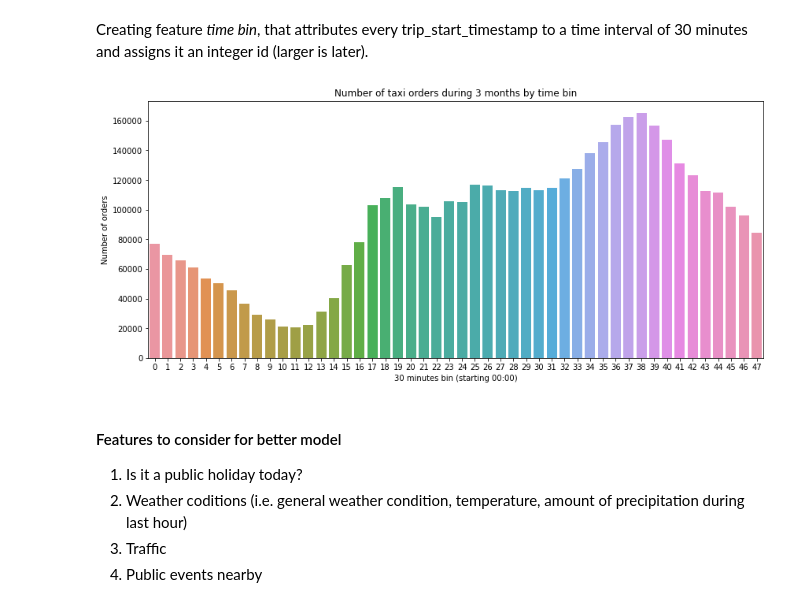
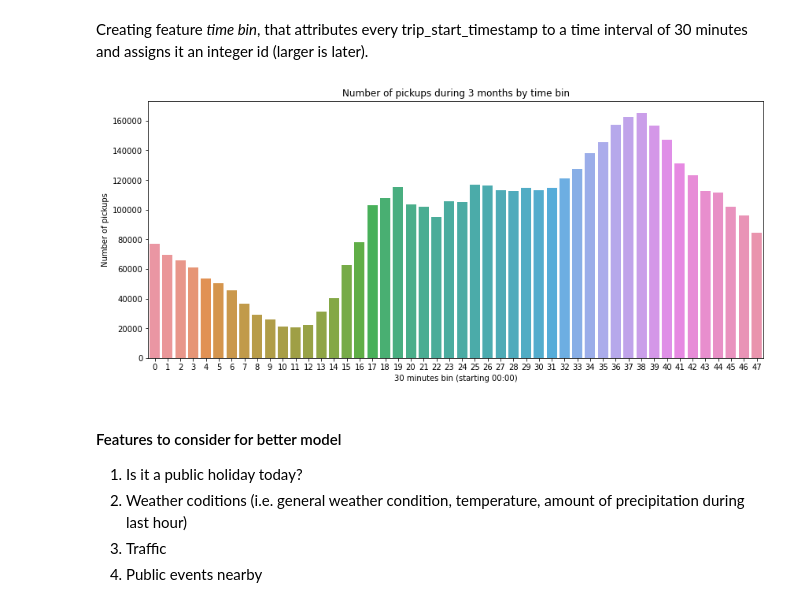
Before and after one commit to gruntoff/taxi_demand, a Jupyter notebook: Taxi demand.ipynb, the cells around one changed output. Saved outputs shown, nothing was run; the diff lists cells and outputs as text; code cells hidden in the pictures.

```diff
--- a/Taxi demand.ipynb
+++ b/Taxi demand.ipynb
@@ -127,12 +151,12 @@ df['time_bin'] = df['trip_start_timestamp'].dt.floor('30min').dt.time.map(time_m
 # %%
 plt.figure(figsize=(14,6))
 sns.countplot(data=df, x='time_bin', )
-plt.title('Number of taxi orders during 3 months by time bin')
+plt.title('Number of pickups during 3 months by time bin')
 plt.xlabel('30 minutes bin (starting 00:00)')
-plt.ylabel('Number of orders')
+plt.ylabel('Number of pickups')
 plt.show()
 # %% [output]
-[figure, old version]
+[figure, new version]
 # %% [markdown]
 #### Features to consider for better model
 1. Is it a public holiday today?
```
Also changed, not shown: parts of 7 cells of this notebook.
